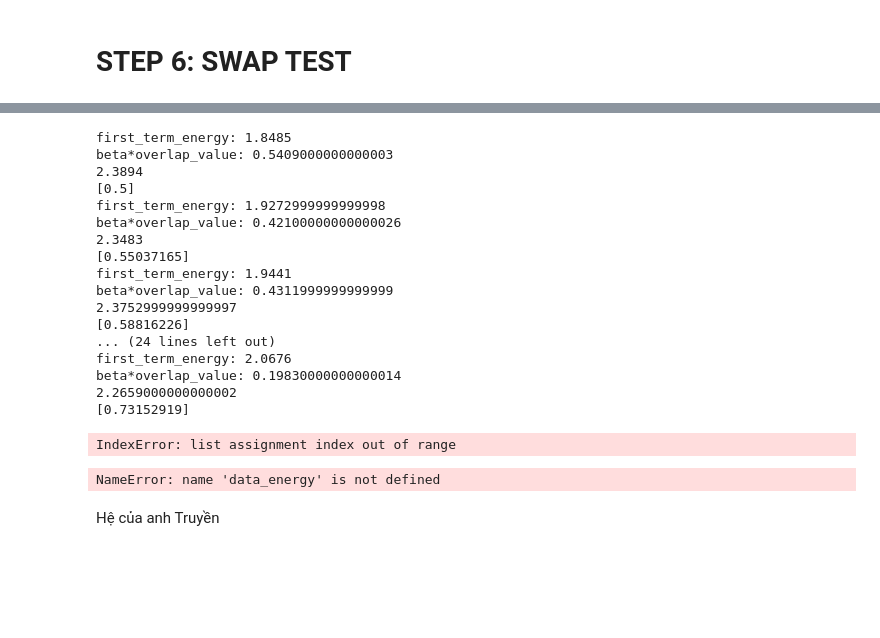
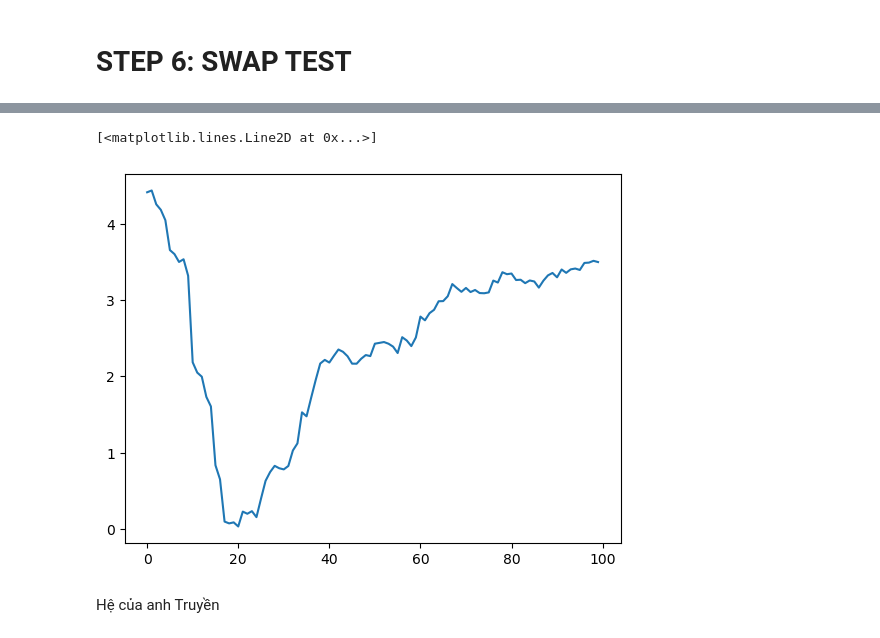
Before and after one commit to nguyenvulinh666/Variational-Quantum-EigeinSolver, a Jupyter notebook: Complete_VQE.ipynb, the cells around one changed output, grey strips where cells are left out. Drawn from its saved outputs; the diff is of its cells as text; code cells hidden in the pictures; blank space fills up the shorter version.

```diff
--- a/Complete_VQE.ipynb
+++ b/Complete_VQE.ipynb
@@ -3419,17 +3433,23 @@ class Customize_Variational_Quantum_Deflation:
 
 # hamiltonian = PauliSumOp(SparsePauliOp(['Z'],
 #               coeffs=[1]), coeff=1.0)
-num_qubits = 1
+num_qubits = 2
 hamiltonian = Ising_hamiltonian(num_qubits,2)
 
 ansatz = Customize_RealAmplidues(num_qubits, 1)
 
-interation = 10
-eta = 0.01
+interation = 50
+# eta = 0.01
 
-initial_point = np.zeros(ansatz.num_parameters)+0.5
-ground_state = np.array([-1.9899025])
-ground_energy = -2.2356
+# initial_point = np.zeros(ansatz.num_parameters)
+# num_qubits = 1
+# initial_point = np.array([-1.9899025])
+# ground_state = np.array([-1.9899025])
+# ground_energy = -2.2356
+
+initial_point = np.array([ 2.02461045, -1.80374338,  0.59865836, -0.11072448])
+ground_state = np.array([ 2.02461045, -1.80374338,  0.59865836, -0.11072448])
+ground_energy = -4.12310563
 shots = 20000
 
 optimize = 'None'
@@ -3438,5 +3458,10 @@ from qiskit import Aer
 
 backend = Aer.get_backend('qasm_simulator')
 
+k = 1
 
-runningVQD = Customize_Variational_Quantum_Deflation(hamiltonian, interation, ansatz, optimize, 1, eta, initial_point, ground_state, ground_energy, shots, backend, callback=None)
+eta = 1
+
+runningVQD = Customize_Variational_Quantum_Deflation(hamiltonian, interation, ansatz, optimize, k, eta, initial_point, ground_state, ground_energy, shots, backend, callback=None)
+
+energy = runningVQD.run_VQD()
@@ -3443,28 +3487,8 @@ runningVQD = Customize_Variational_Quantum_Deflation(hamiltonian, interation, an
-# %%
-runningVQD.run_VQD()
-# %% [output]
-first_term_energy: 1.8485
-beta*overlap_value: 0.5409000000000003
-2.3894
-[0.5]
-first_term_energy: 1.9272999999999998
-beta*overlap_value: 0.42100000000000026
-2.3483
-[0.55037165]
-first_term_energy: 1.9441
-beta*overlap_value: 0.4311999999999999
-2.3752999999999997
-[0.58816226]
-... (24 lines left out)
-first_term_energy: 2.0676
-beta*overlap_value: 0.19830000000000014
-2.2659000000000002
-[0.73152919]
-IndexError: list assignment index out of range
-# %%
-data_energy
-# %% [output]
-NameError: name 'data_energy' is not defined
+# %%
+plt.plot(energy[1])
+# %% [output]
+[<matplotlib.lines.Line2D at 0x...>]
+[figure, added]
 # %%
 ansatz = Customize_EfficientSU2(3,1)
 ansatz.draw('mpl', style='iqx')
```
Also changed, not shown: parts of 5 cells of this notebook, 9 other files.
